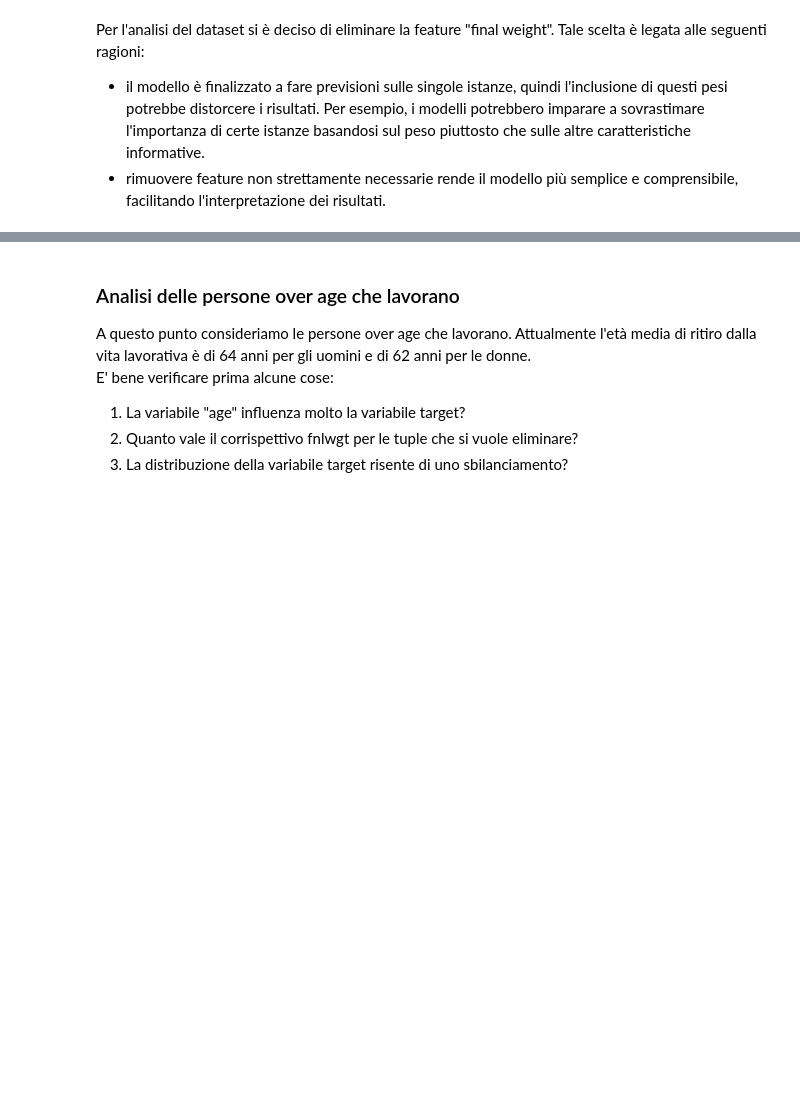
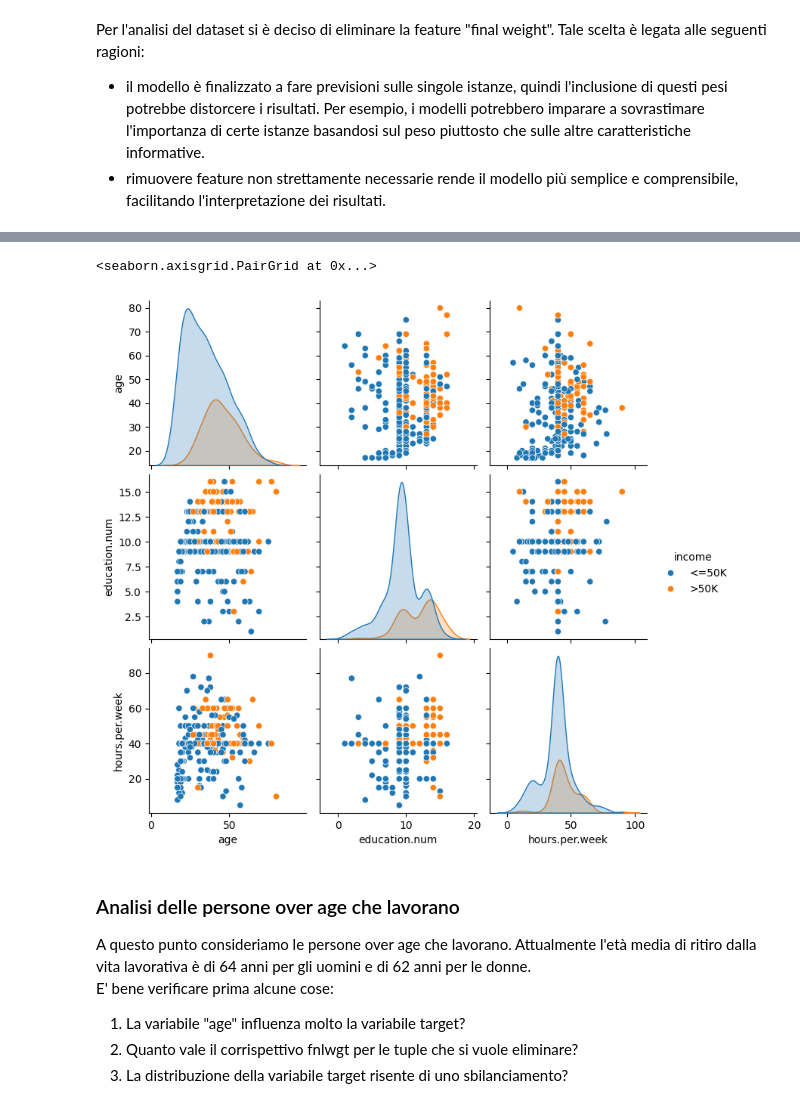
Before and after one commit to ale29ruf/Progetto_Data_Mining, a Jupyter notebook: ProgettoACI.ipynb, the cells around one changed output, grey strips where cells are left out. Drawn from its saved outputs; the diff is of its cells as text; code cells hidden in the pictures; blank space fills up the shorter version.

```diff
--- a/ProgettoACI.ipynb
+++ b/ProgettoACI.ipynb
@@ -190,3 +213,12 @@ train_set.drop(columns=['fnlwgt'], inplace=True)
+# %%
+import seaborn as sns
+train_set_num = train_set.select_dtypes(include='number')
+train_set_num['income'] = train_set['income']
+train_set_num= train_set_num.drop(columns=['capital.gain', 'capital.loss'])
+sns.pairplot(train_set_num.sample(300), hue='income')
+# %% [output]
+<seaborn.axisgrid.PairGrid at 0x...>
+[figure, added]
 # %% [markdown]
 ### Analisi delle persone over age che lavorano
 A questo punto consideriamo le persone over age che lavorano. Attualmente l'età media di ritiro dalla vita lavorativa è di 64 anni per gli uomini e di 62 anni per le donne. <br>
```
Also changed, not shown: parts of 7 cells of this notebook.
